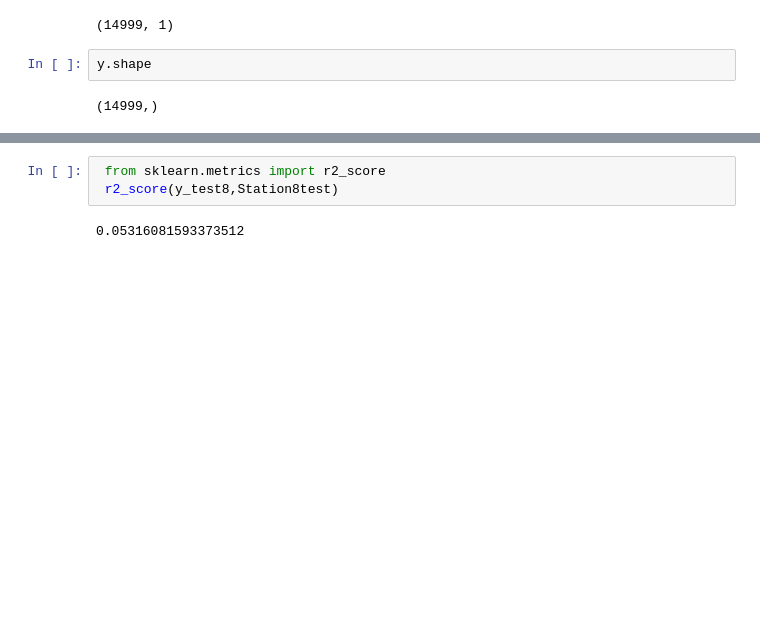
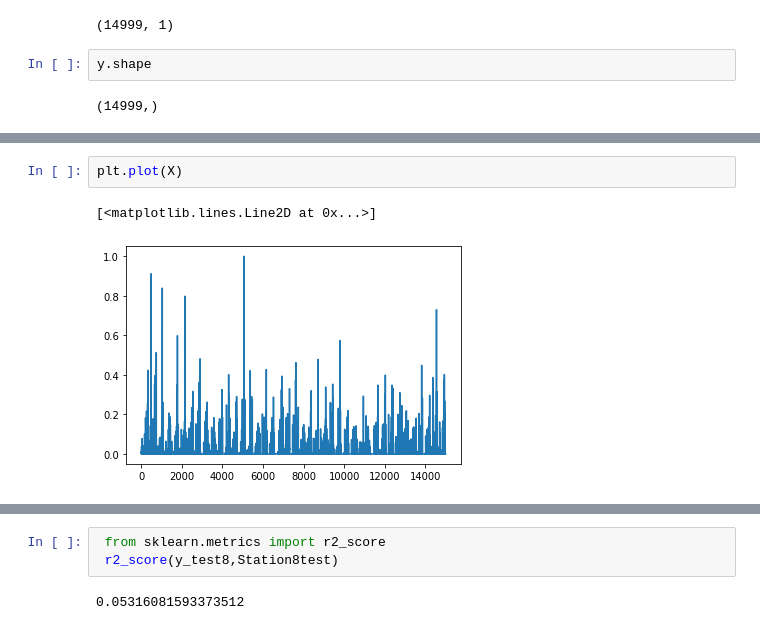
Before and after one commit to VishnuBhaarath/Rainfallpred, a Jupyter notebook: MLR1f15.ipynb, the cells around one changed output, grey strips where cells are left out. Drawn from its saved outputs; the diff is of its cells as text; blank space fills up the shorter version.

```diff
--- a/MLR1f15.ipynb
+++ b/MLR1f15.ipynb
@@ -521,0 +525,5 @@ Station8=reg.predict(X8)
+# %%
+plt.plot(X)
+# %% [output]
+[<matplotlib.lines.Line2D at 0x...>]
+[figure, added]
```
Also changed, not shown: parts of 14 cells of this notebook.
